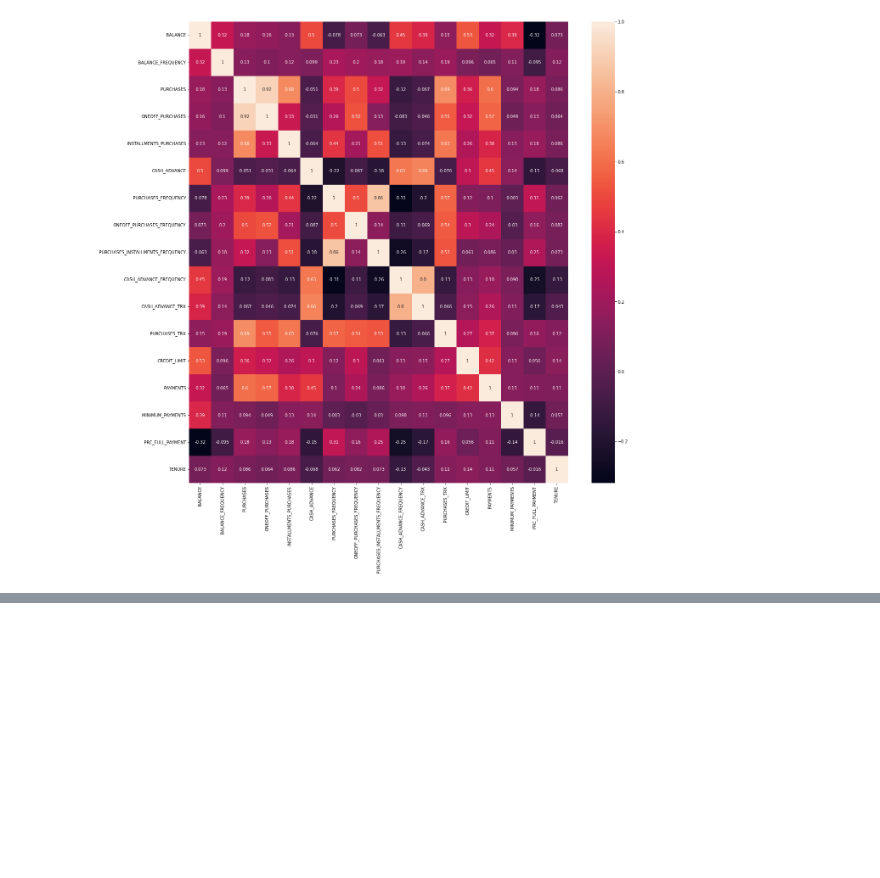
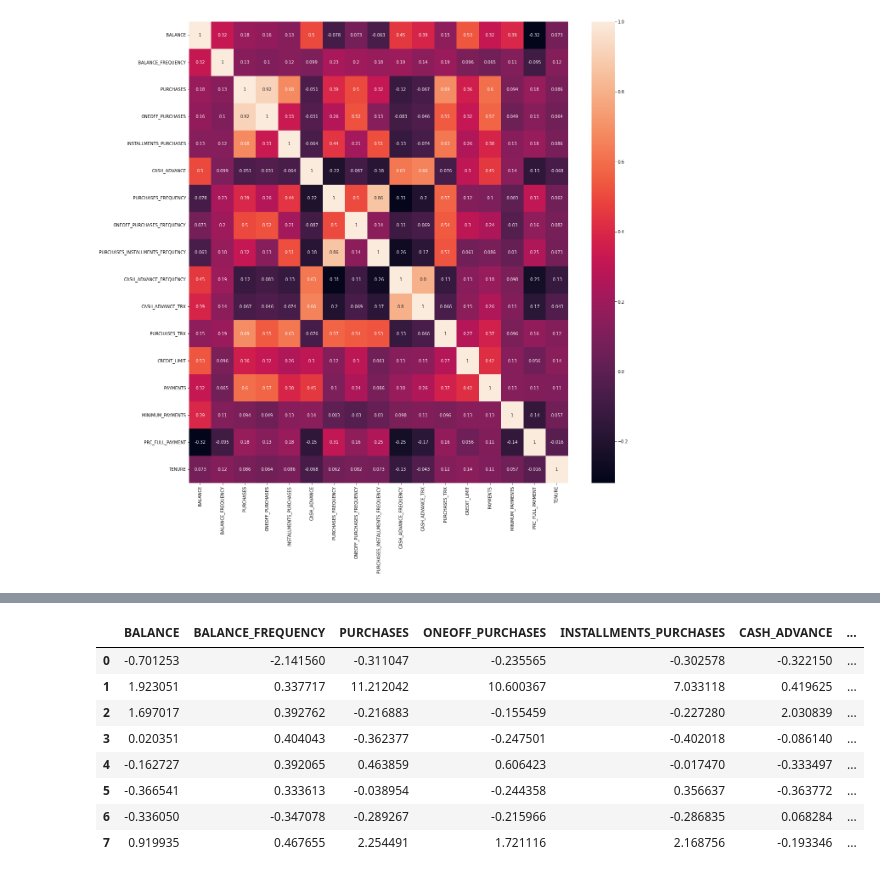
Before and after one commit to Danielnetsp/Dpt_Mkt_Kmeans, a Jupyter notebook: Projeto_Departamento_de_Marketing.ipynb, the cells around one changed output, grey strips where cells are left out. Saved outputs shown, nothing was run; the diff lists cells and outputs as text; code cells hidden in the pictures; blank space fills up the shorter version.

```diff
--- a/Projeto_Departamento_de_Marketing.ipynb
+++ b/Projeto_Departamento_de_Marketing.ipynb
@@ -225,0 +244,4 @@ sns.heatmap(correlations, annot= True); # annot True para visualizar os valores
+# %%
+# fazendo a transformação nos dados
+scaler = StandardScaler()
+creditcard_df_scaled = scaler.fit_transform(creditcard_df)
@@ -225,0 +304,6 @@ sns.heatmap(correlations, annot= True); # annot True para visualizar os valores
+# %%
+# utilizar o número de clusters que encontramo e fazer o agrupamento
+# recriar a variável k-means que fara o agrupamento
+kmeans = KMeans(n_clusters=8) # testando com 8 clusters
+kmeans.fit(creditcard_df_scaled) # treinamento do algoritmo kmeans, encontrar os centródes , recálcular as médias, até que consiga enquandrar em um dos 8 clusters
+labels = kmeans.labels_ # criando variável labels para receber
@@ -225,0 +344,15 @@ sns.heatmap(correlations, annot= True); # annot True para visualizar os valores
+# %%
+# criar um dataframe com os dados nd fase anterior para fazer uma análise
+# como temos a mesma quantidade regitros para centróides e também para colunas do dataframe, podemos passar estes 2 parâmetros
+cluster_centers = pd.DataFrame(data = kmeans.cluster_centers_, columns = [creditcard_df.columns]   )
+cluster_centers
+# %% [output]
+|  | BALANCE | BALANCE_FREQUENCY | PURCHASES | ONEOFF_PURCHASES | INSTALLMENTS_PURCHASES | CASH_ADVANCE | ... |
+| 0 | -0.701253 | -2.141560 | -0.311047 | -0.235565 | -0.302578 | -0.322150 | ... |
+| 1 | 1.923051 | 0.337717 | 11.212042 | 10.600367 | 7.033118 | 0.419625 | ... |
+| 2 | 1.697017 | 0.392762 | -0.216883 | -0.155459 | -0.227280 | 2.030839 | ... |
+| 3 | 0.020351 | 0.404043 | -0.362377 | -0.247501 | -0.402018 | -0.086140 | ... |
+| 4 | -0.162727 | 0.392065 | 0.463859 | 0.606423 | -0.017470 | -0.333497 | ... |
+| 5 | -0.366541 | 0.333613 | -0.038954 | -0.244358 | 0.356637 | -0.363772 | ... |
+| 6 | -0.336050 | -0.347078 | -0.289267 | -0.215966 | -0.286835 | 0.068284 | ... |
+| 7 | 0.919935 | 0.467655 | 2.254491 | 1.721116 | 2.168756 | -0.193346 | ... |
```
Also changed, not shown: parts of 20 cells of this notebook.
